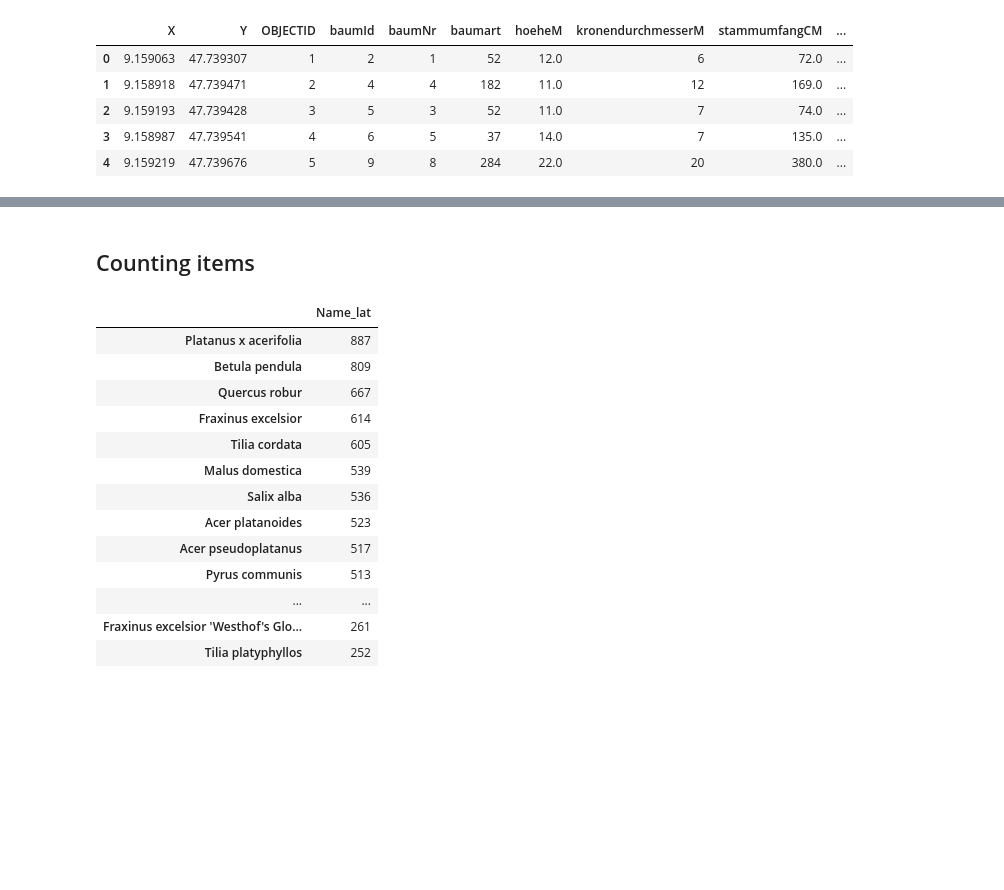
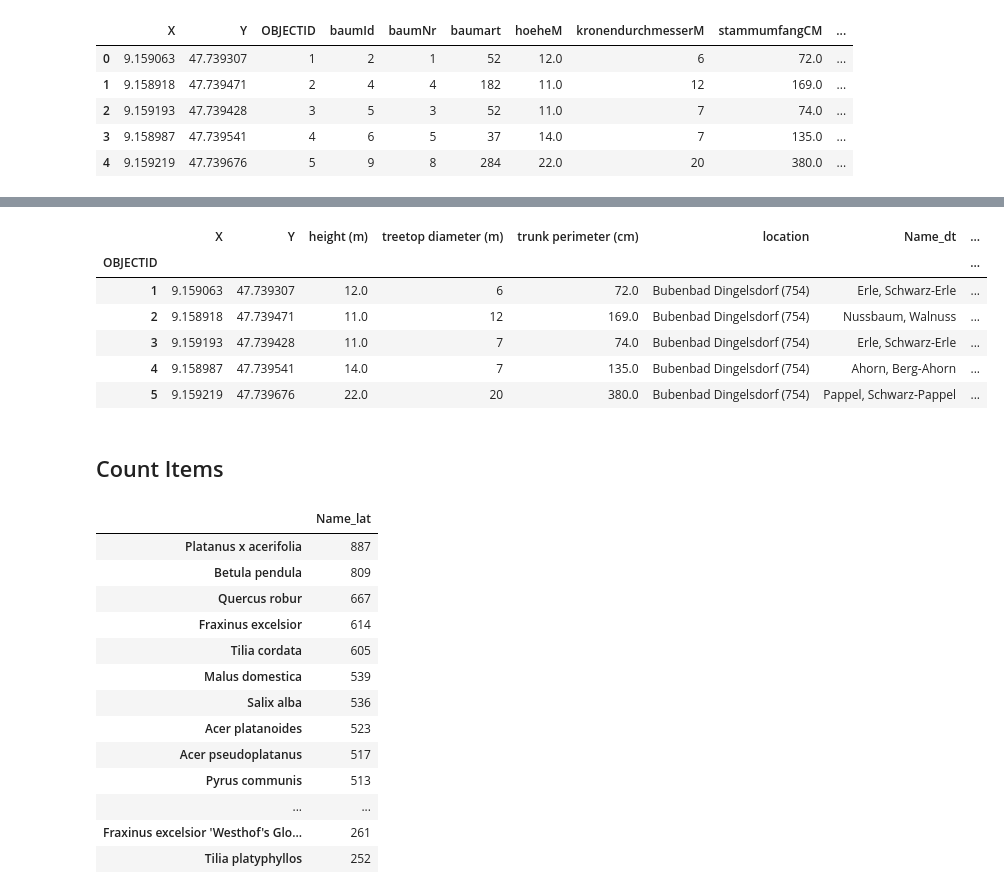
Before and after one commit to sebastian-nagel/introduction-to-python, a Jupyter notebook: 2_structured_data_tree_cadastre_konstanz.ipynb, the cells around one changed output, grey strips where cells are left out. Saved outputs shown, nothing was run; the diff lists cells and outputs as text; code cells hidden in the pictures; blank space fills up the shorter version.

```diff
--- a/2_structured_data_tree_cadastre_konstanz.ipynb
+++ b/2_structured_data_tree_cadastre_konstanz.ipynb
@@ -55,5 +85,21 @@ df = pd.read_csv('https://opendata.arcgis.com/datasets/c160f0a79a584ddf80cc65477
+# %%
+df.rename(columns={'hoeheM': 'height (m)',
+                   'kronendurchmesserM': 'treetop diameter (m)',
+                   'stammumfangCM': 'trunk perimeter (cm)'},
+          inplace=True)
+df.drop(columns=['baumId', 'baumNr', 'baumart', 'AGOL_Name'], inplace=True)
+df.set_index('OBJECTID', inplace=True)
+df.head()
+# %% [output]
+|  | X | Y | height (m) | treetop diameter (m) | trunk perimeter (cm) | location | Name_dt | ... |
+| OBJECTID |  |  |  |  |  |  |  | ... |
+| 1 | 9.159063 | 47.739307 | 12.0 | 6 | 72.0 | Bubenbad Dingelsdorf (754) | Erle, Schwarz-Erle | ... |
+| 2 | 9.158918 | 47.739471 | 11.0 | 12 | 169.0 | Bubenbad Dingelsdorf (754) | Nussbaum, Walnuss | ... |
+| 3 | 9.159193 | 47.739428 | 11.0 | 7 | 74.0 | Bubenbad Dingelsdorf (754) | Erle, Schwarz-Erle | ... |
+| 4 | 9.158987 | 47.739541 | 14.0 | 7 | 135.0 | Bubenbad Dingelsdorf (754) | Ahorn, Berg-Ahorn | ... |
+| 5 | 9.159219 | 47.739676 | 22.0 | 20 | 380.0 | Bubenbad Dingelsdorf (754) | Pappel, Schwarz-Pappel | ... |
 # %% [markdown]
-## Counting items
+## Count Items
 # %%
 # count tree names and show the N most frequent tree names
 N = 20
```
Also changed, not shown: parts of 10 cells of this notebook, 2 other files.
